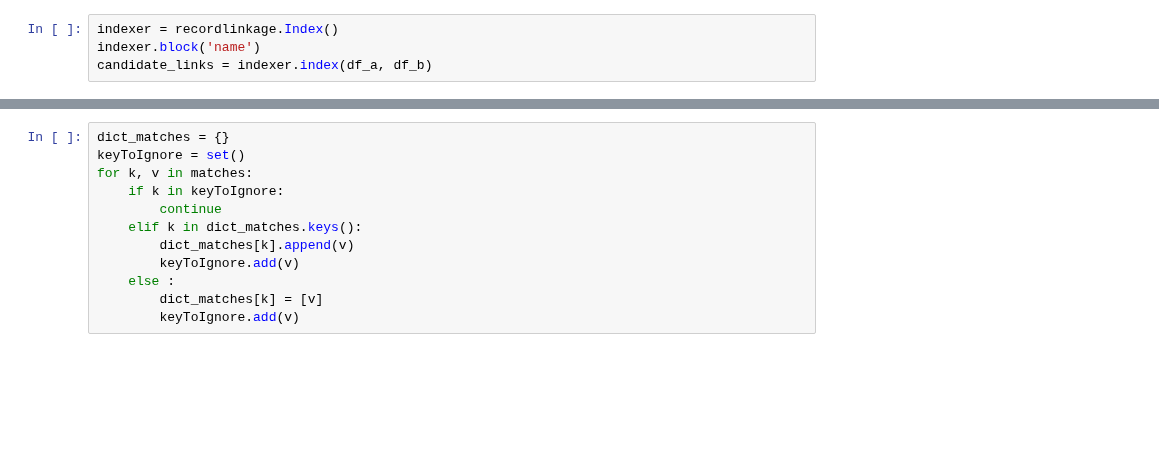
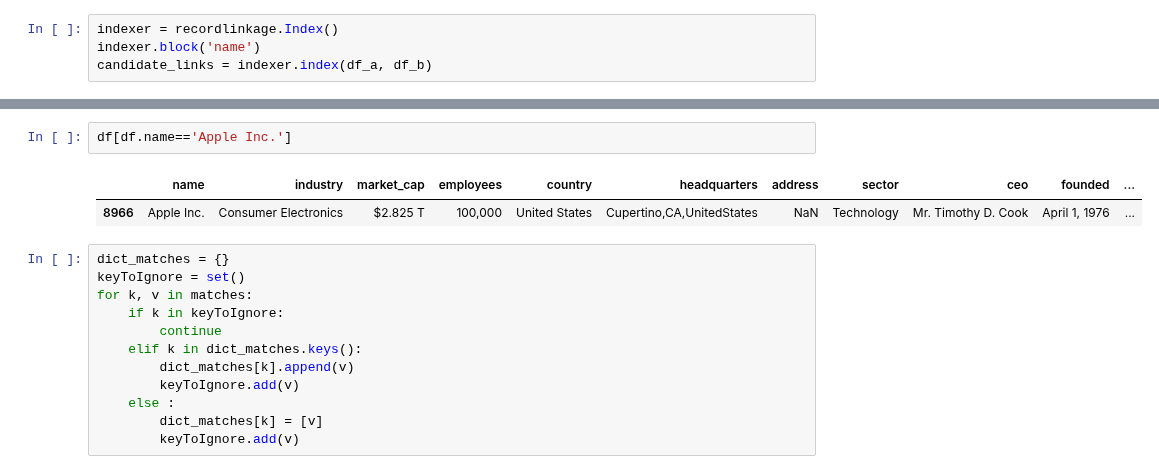
Before and after one commit to dedo99/Progetto_Finale_IDD, a Jupyter notebook: record_linkage.ipynb, the cells around one changed output, grey strips where cells are left out. Cells and saved outputs as stored; diff of their text form; blank space fills up the shorter version.

```diff
--- a/record_linkage.ipynb
+++ b/record_linkage.ipynb
@@ -391,3 +324,8 @@ MultiIndex([(    0,     1),
+# %%
+df[df.name=='Apple Inc.']
+# %% [output]
+|  | name | industry | market_cap | employees | country | headquarters | address | sector | ceo | founded | ... |
+| 8966 | Apple Inc. | Consumer Electronics | $2.825 T | 100,000 | United States | Cupertino,CA,UnitedStates | NaN | Technology | Mr. Timothy D. Cook | April 1, 1976 | ... |
 # %%
 dict_matches = {}
 keyToIgnore = set()
```
Also changed, not shown: parts of 26 cells of this notebook, 3 other files.
